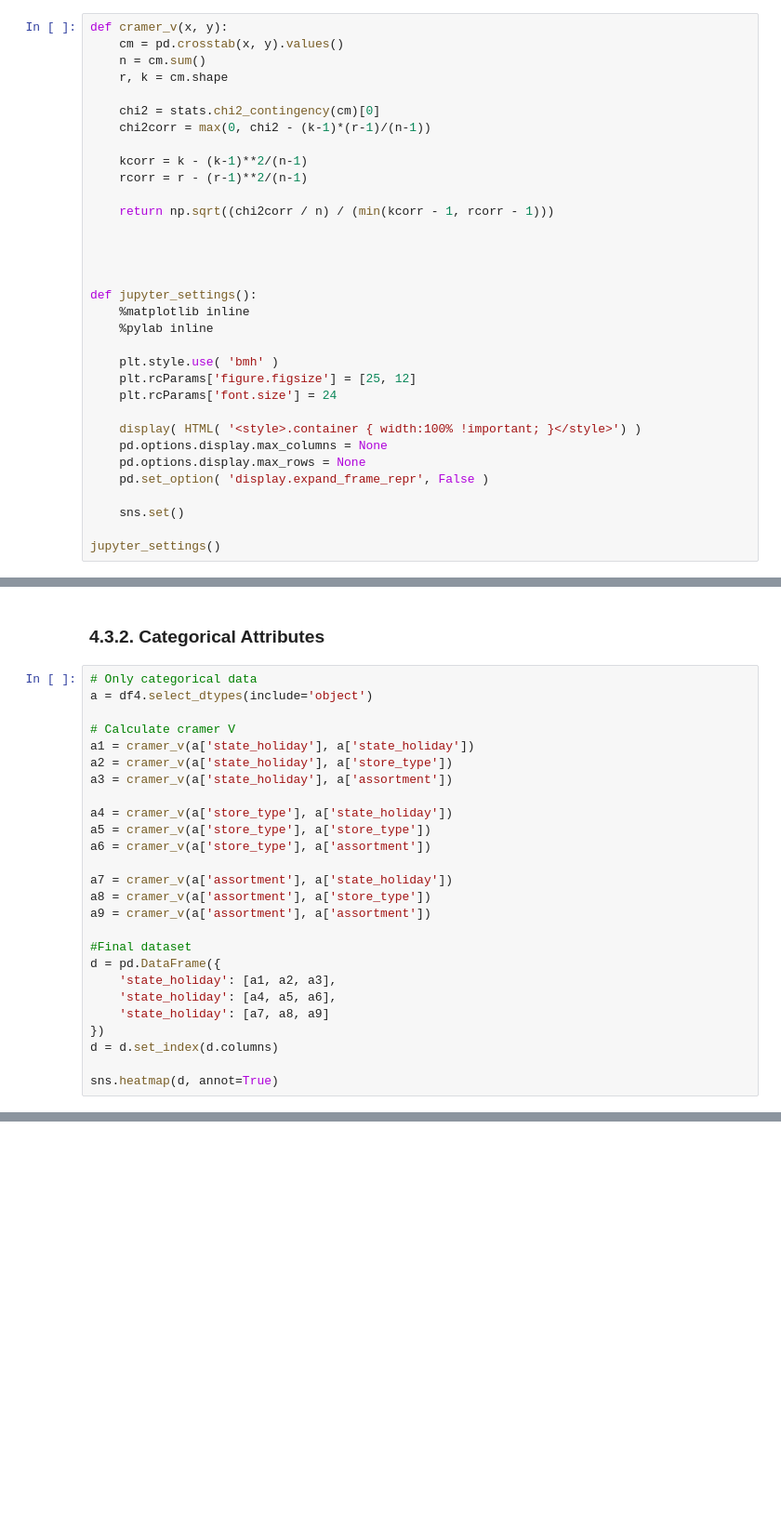
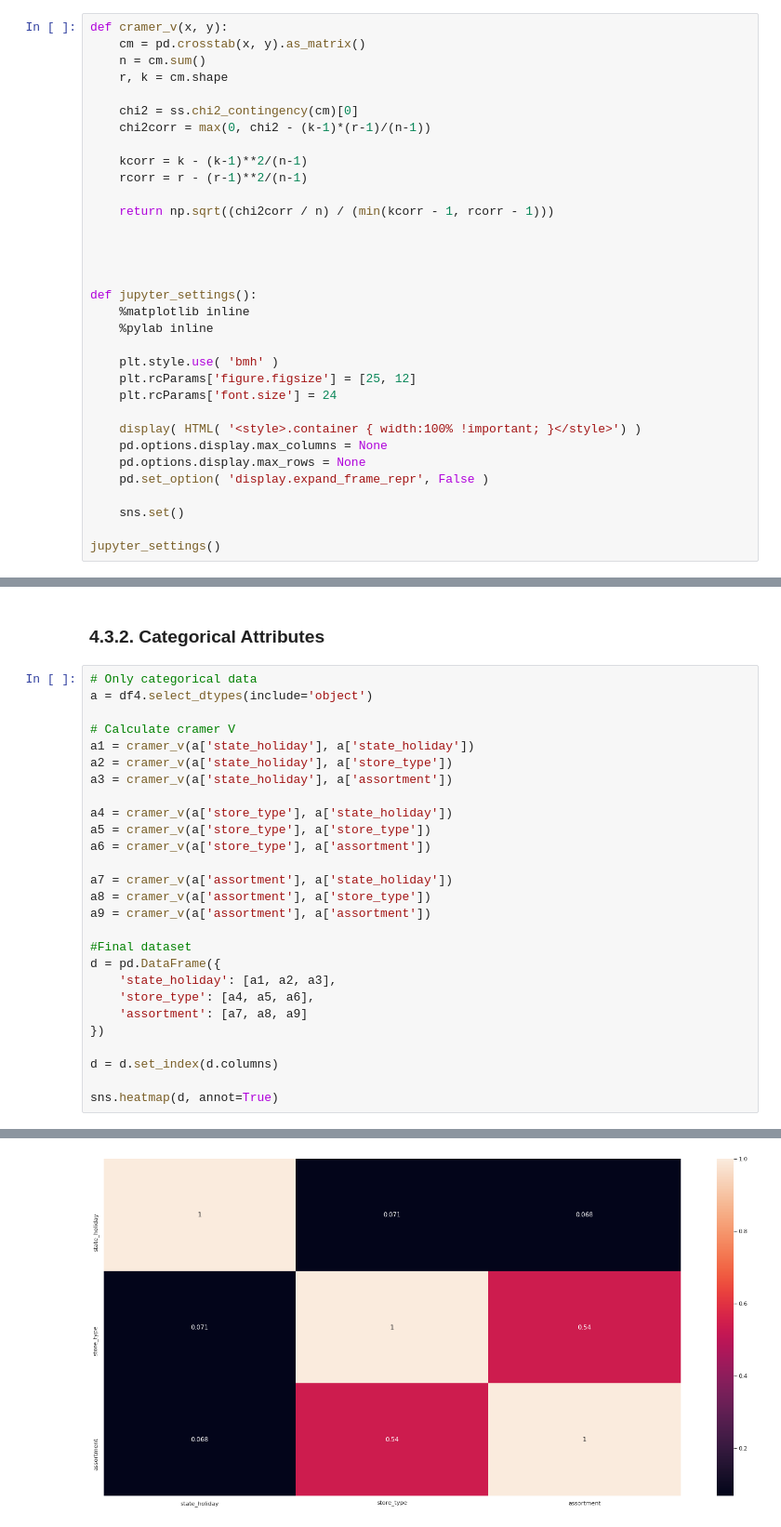
Before and after one commit to felipe471/Data_Science_Em_Producao, a Jupyter notebook: m04_v01_store_sales_prediction.ipynb, the cells around one changed output, grey strips where cells are left out. Shown at 93% size. Saved outputs shown, nothing was run; the diff lists cells and outputs as text; blank space fills up the shorter version.

```diff
--- a/m04_v01_store_sales_prediction.ipynb
+++ b/m04_v01_store_sales_prediction.ipynb
@@ -19,11 +20,11 @@ from scipy                 import stats  as ss
 ## 0.1. Helper Functions
 # %%
 def cramer_v(x, y):
-    cm = pd.crosstab(x, y).values()
+    cm = pd.crosstab(x, y).as_matrix()
     n = cm.sum()
     r, k = cm.shape
 
-    chi2 = stats.chi2_contingency(cm)[0]
+    chi2 = ss.chi2_contingency(cm)[0]
     chi2corr = max(0, chi2 - (k-1)*(r-1)/(n-1))
 
     kcorr = k - (k-1)**2/(n-1)
@@ -923,9 +940,10 @@ a9 = cramer_v(a['assortment'], a['assortment'])
 #Final dataset
 d = pd.DataFrame({
     'state_holiday': [a1, a2, a3],
-    'state_holiday': [a4, a5, a6],
-    'state_holiday': [a7, a8, a9]
+    'store_type': [a4, a5, a6],
+    'assortment': [a7, a8, a9]
 })
+
 d = d.set_index(d.columns)
 
 sns.heatmap(d, annot=True)
@@ -933,0 +952 @@ TypeError: 'numpy.ndarray' object is not callable
+[figure, added]
```
Also changed, not shown: parts of 32 cells of this notebook.
